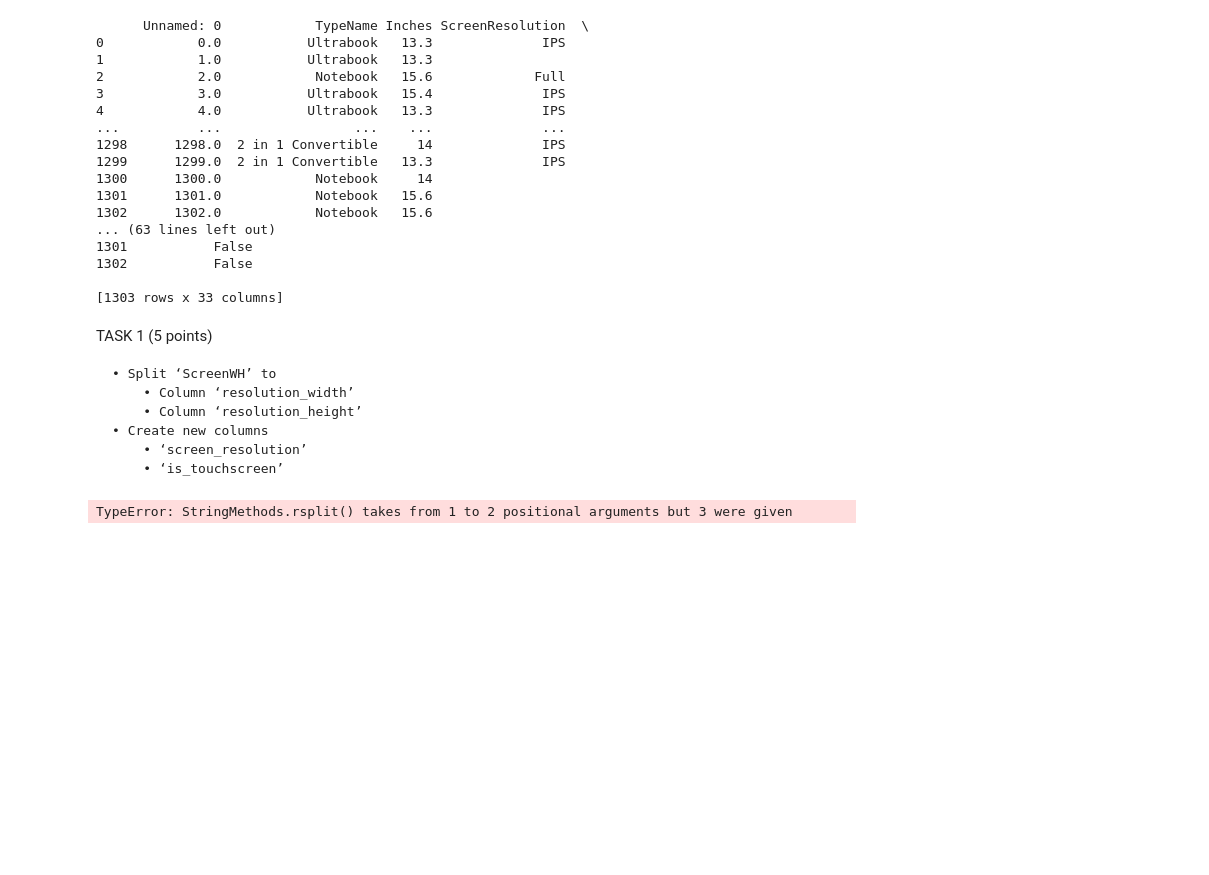
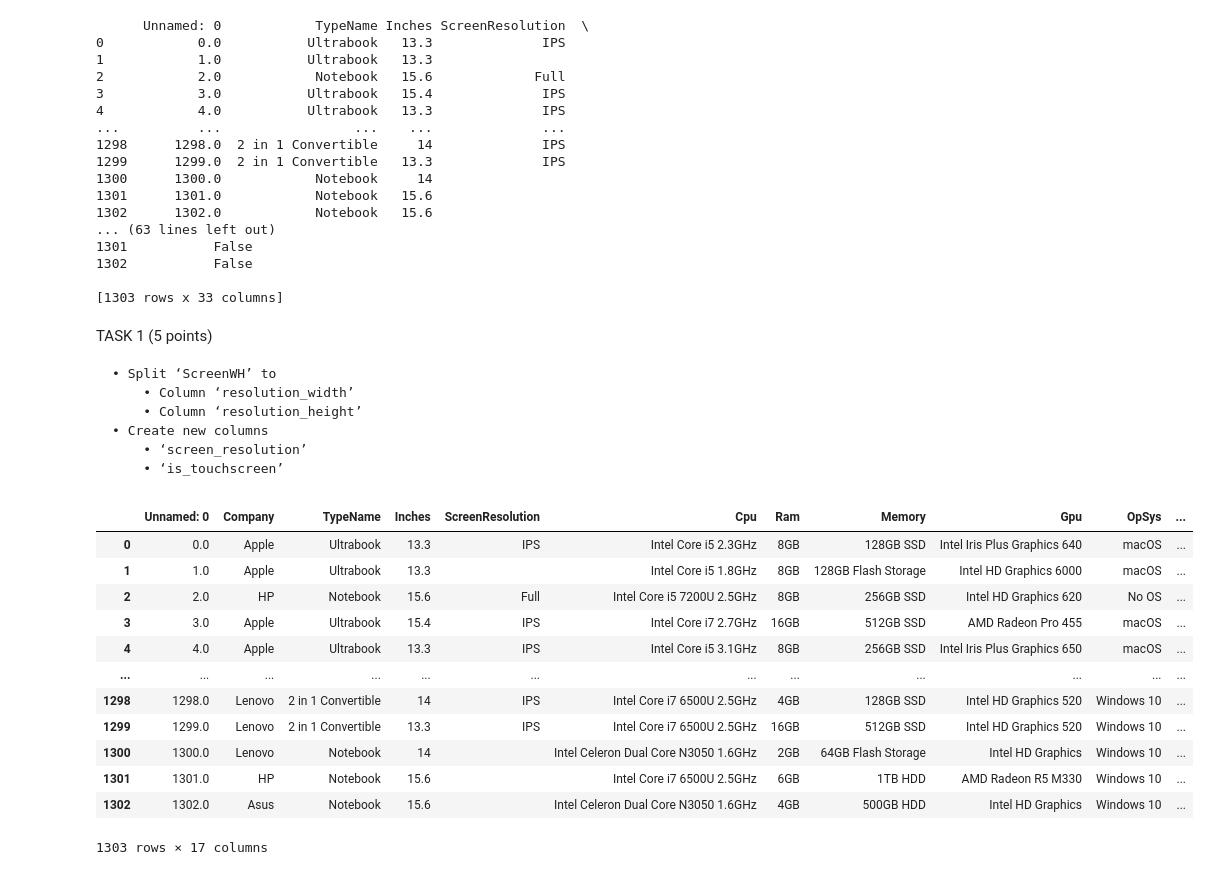
Before and after one commit to t1ww/AI-for-SE, a Jupyter notebook: LAB09/LAB09_preprocessing_652115013_inclass.ipynb, the cells around one changed output. Drawn from its saved outputs; the diff is of its cells as text; code cells hidden in the pictures; blank space fills up the shorter version.

````diff
--- a/LAB09/LAB09_preprocessing_652115013_inclass.ipynb
+++ b/LAB09/LAB09_preprocessing_652115013_inclass.ipynb
@@ -115,9 +115,21 @@ TASK 1 (5 points)
     • ‘is_touchscreen’
 ```
 # %%
-data[['ScreenWH', '‘resolution_width’']] = data['ScreenWH'].str.rsplit("x", n=1)
-data[['ScreenWH', '‘resolution_height’']] = data['ScreenWH'].str.rsplit("x", n=1)
-print(data['‘resolution_width’'])
-print(data['‘resolution_height’'])
+data[['resolution_width', 'resolution_height']] = data['ScreenWH'].str.split("x", n=1, expand=True)
+
+# output
+data
 # %% [output]
+|  | Unnamed: 0 | Company | TypeName | Inches | ScreenResolution | Cpu | Ram | Memory | Gpu | OpSys | ... |
+| 0 | 0.0 | Apple | Ultrabook | 13.3 | IPS | Intel Core i5 2.3GHz | 8GB | 128GB SSD | Intel Iris Plus Graphics 640 | macOS | ... |
+| 1 | 1.0 | Apple | Ultrabook | 13.3 |  | Intel Core i5 1.8GHz | 8GB | 128GB Flash Storage | Intel HD Graphics 6000 | macOS | ... |
+| 2 | 2.0 | HP | Notebook | 15.6 | Full | Intel Core i5 7200U 2.5GHz | 8GB | 256GB SSD | Intel HD Graphics 620 | No OS | ... |
+| 3 | 3.0 | Apple | Ultrabook | 15.4 | IPS | Intel Core i7 2.7GHz | 16GB | 512GB SSD | AMD Radeon Pro 455 | macOS | ... |
+| 4 | 4.0 | Apple | Ultrabook | 13.3 | IPS | Intel Core i5 3.1GHz | 8GB | 256GB SSD | Intel Iris Plus Graphics 650 | macOS | ... |
+| ... | ... | ... | ... | ... | ... | ... | ... | ... | ... | ... | ... |
+| 1298 | 1298.0 | Lenovo | 2 in 1 Convertible | 14 | IPS | Intel Core i7 6500U 2.5GHz | 4GB | 128GB SSD | Intel HD Graphics 520 | Windows 10 | ... |
+| 1299 | 1299.0 | Lenovo | 2 in 1 Convertible | 13.3 | IPS | Intel Core i7 6500U 2.5GHz | 16GB | 512GB SSD | Intel HD Graphics 520 | Windows 10 | ... |
+| 1300 | 1300.0 | Lenovo | Notebook | 14 |  | Intel Celeron Dual Core N3050 1.6GHz | 2GB | 64GB Flash Storage | Intel HD Graphics | Windows 10 | ... |
+| 1301 | 1301.0 | HP | Notebook | 15.6 |  | Intel Core i7 6500U 2.5GHz | 6GB | 1TB HDD | AMD Radeon R5 M330 | Windows 10 | ... |
+| 1302 | 1302.0 | Asus | Notebook | 15.6 |  | Intel Celeron Dual Core N3050 1.6GHz | 4GB | 500GB HDD | Intel HD Graphics | Windows 10 | ... |
-TypeError: StringMethods.rsplit() takes from 1 to 2 positional arguments but 3 were given
+1303 rows × 17 columns
````
Also changed, not shown: parts of 12 cells of this notebook.
